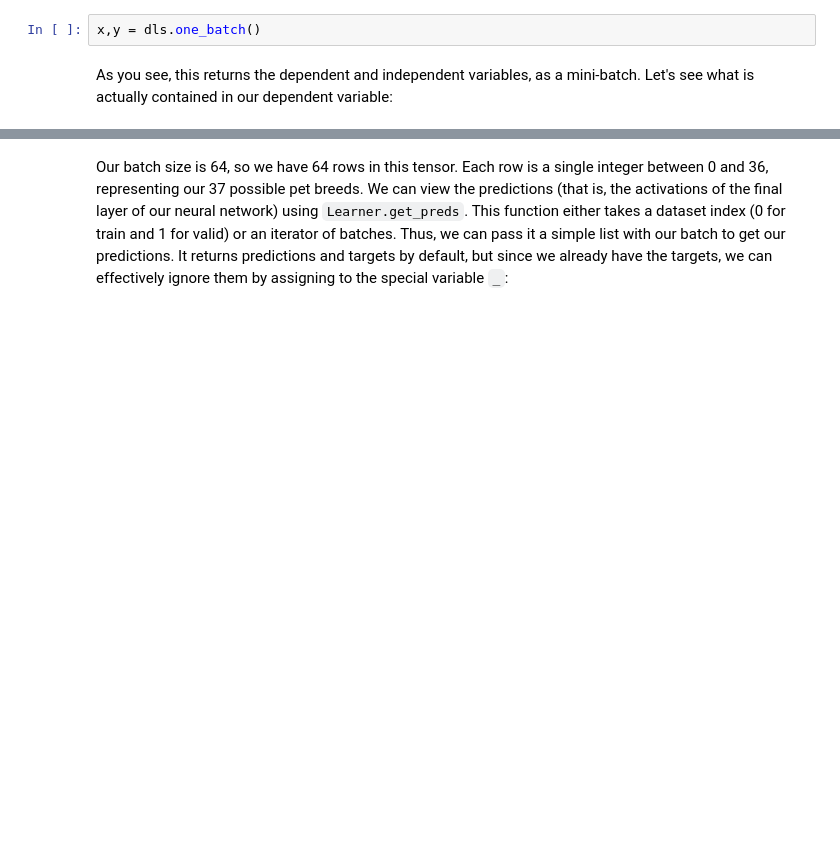
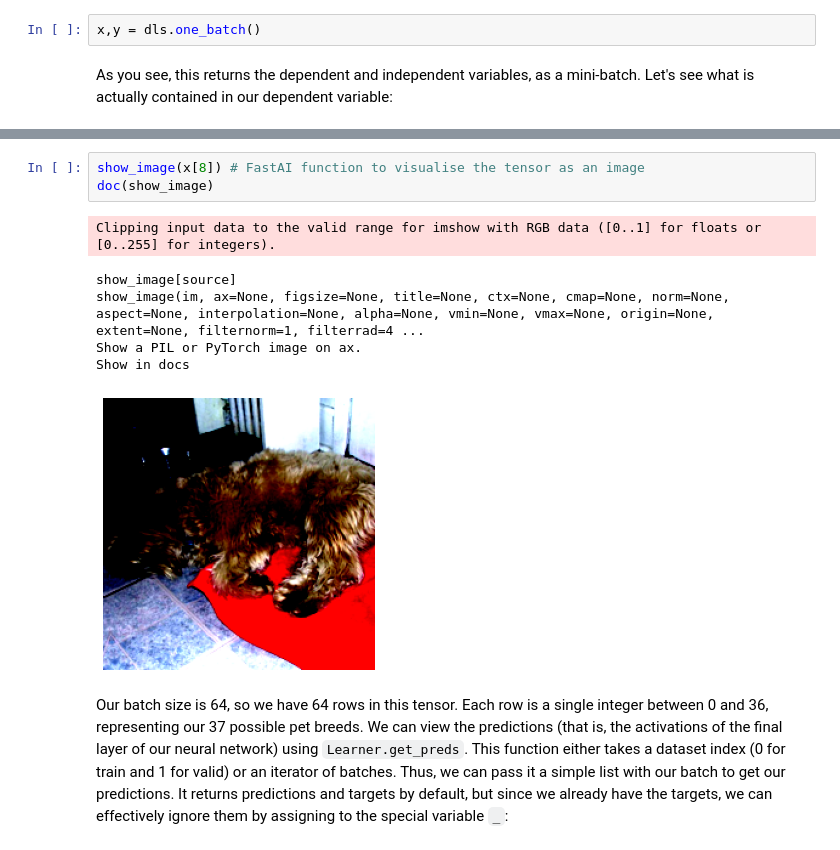
Before and after one commit to flecue/myfastai, a Jupyter notebook: 05_pet_breeds_freddy.ipynb, the cells around one changed output, grey strips where cells are left out. Drawn from its saved outputs; the diff is of its cells as text; blank space fills up the shorter version.

```diff
--- a/05_pet_breeds_freddy.ipynb
+++ b/05_pet_breeds_freddy.ipynb
@@ -311,3 +301,13 @@ TensorCategory([ 0,  5, 23, 36,  5, 20, 29, 34, 33, 32, 31, 24, 12, 36,  8, 26,
+# %%
+show_image(x[8]) # FastAI function to visualise the tensor as an image
+doc(show_image)
+# %% [output]
+Clipping input data to the valid range for imshow with RGB data ([0..1] for floats or [0..255] for integers).
+show_image[source]
+show_image(im, ax=None, figsize=None, title=None, ctx=None, cmap=None, norm=None, aspect=None, interpolation=None, alpha=None, vmin=None, vmax=None, origin=None, extent=None, filternorm=1, filterrad=4 ...
+Show a PIL or PyTorch image on ax.
+Show in docs
+[figure, added]
 # %% [markdown]
 Our batch size is 64, so we have 64 rows in this tensor. Each row is a single integer between 0 and 36, representing our 37 possible pet breeds. We can view the predictions (that is, the activations of the final layer of our neural network) using `Learner.get_preds`. This function either takes a dataset index (0 for train and 1 for valid) or an iterator of batches. Thus, we can pass it a simple list with our batch to get our predictions. It returns predictions and targets by default, but since we already have the targets, we can effectively ignore them by assigning to the special variable `_`:
 # %%
```
Also changed, not shown: parts of 31 cells of this notebook.
